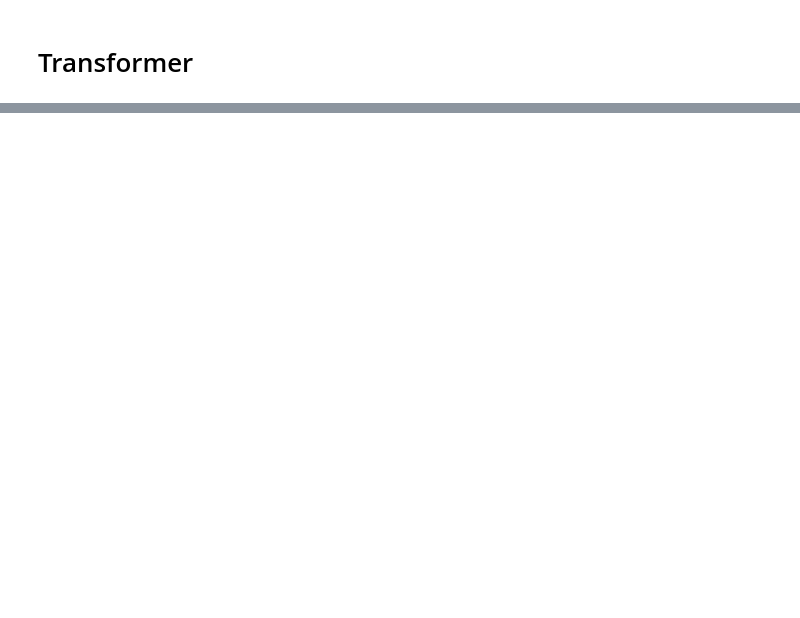
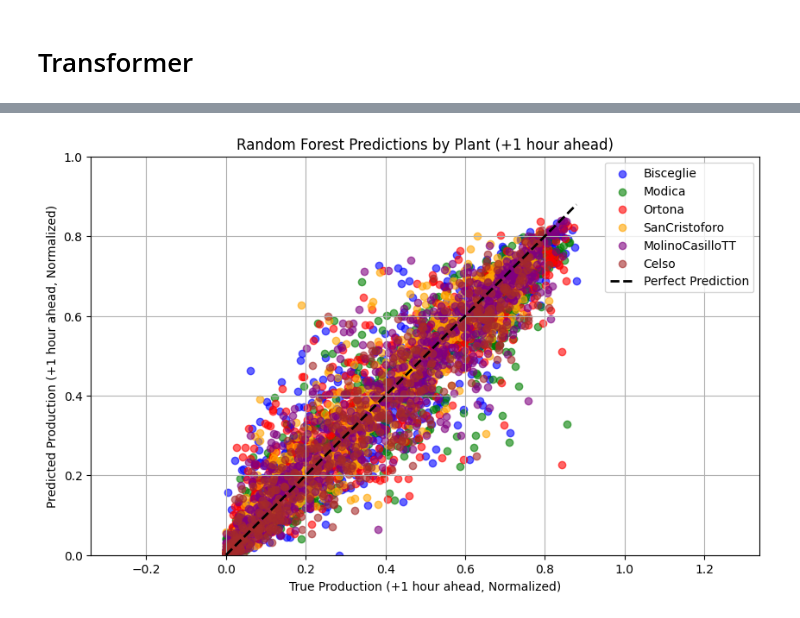
Before and after one commit to ShilpaSrinivasaReddy/PV_Forecasting_new, a Jupyter notebook: code.ipynb, the cells around one changed output, grey strips where cells are left out. Cells and saved outputs as stored; diff of their text form; code cells hidden in the pictures; blank space fills up the shorter version.

```diff
--- a/code.ipynb
+++ b/code.ipynb
@@ -855,5 +887,6 @@ plt.show()
 # RNN
 # %%
 # Reshape input data to 3D for RNN: (samples, time_steps, features)
-X_train_reshaped = np.reshape(X_train.values, (X_train.shape[0], 1, X_train.shape[1]))
-X_test_reshaped = np.reshape(X_test.values, (X_test.shape[0], 1, X_test.shape[1]))
+
+X_train_reshaped = np.reshape(X_train.values, (X_train.shape[0], 3, X_train.shape[1] // 3))
+X_test_reshaped = np.reshape(X_test.values, (X_test.shape[0], 3, X_test.shape[1] // 3))
@@ -876,4 +936,4 @@ rnn_model.compile(optimizer='adam', loss='mean_squared_error')
 # %%
-# Train the model
-rnn_model.fit(X_train_reshaped, y_train, epochs=50, batch_size=32, validation_data=(X_test_reshaped, y_test))
+# Train the model with callbacks
+rnn_model.fit(X_train_reshaped, y_train, epochs=100, batch_size=16, validation_data=(X_test_reshaped, y_test), callbacks=[early_stop, lr_scheduler])
 # %% [output]
@@ -1255,0 +1265,49 @@ R²: 0.99
+# %%
+import matplotlib.pyplot as plt
+
+# Reset index for X_test and y_test to ensure alignment
+X_test_with_pID = X_test.copy().reset_index(drop=True)
+y_test = y_test.reset_index(drop=True)
+
+# Create a DataFrame for predictions to include plant IDs
+predictions_rf_df = pd.DataFrame({
+    'True': y_test.values,
+    'Predicted': y_pred_rf,
+    'pID': pID_test.reset_index(drop=True)  # Reset index to align correctly
+})
+
+# Define colors for each plant
+colors = {
+    'Bisceglie': 'blue',
+    'Modica': 'green',
+    'Ortona': 'red',
+    'SanCristoforo': 'orange',
+    'MolinoCasilloTT': 'purple',
+    'Celso': 'brown'
+}
+
+# Create a scatter plot
+plt.figure(figsize=(10, 6))
+
+# Plot predictions for each plant
+for plant, color in colors.items():
+    plant_mask = predictions_rf_df['pID'] == plant  # Filter for each plant
+    plt.scatter(predictions_rf_df['True'][plant_mask], predictions_rf_df['Predicted'][plant_mask],
+                color=color, alpha=0.6, label=plant)
+
+# Add a reference line for perfect predictions
+plt.plot([min(y_test), max(y_test)],
+         [min(y_test), max(y_test)], 'k--', lw=2, label='Perfect Prediction')
+
+# Add labels, title, and legend
+plt.xlabel('True Production (+1 hour ahead, Normalized)')
+plt.ylabel('Predicted Production (+1 hour ahead, Normalized)')
+plt.title('Random Forest Predictions by Plant (+1 hour ahead)')
+plt.legend()
+plt.grid(True)  # Optional: add grid for better visibility
+plt.axis('equal')  # Make axes equal for better visual comparison
+plt.xlim(0, 1)  # Adjust limits based on your normalized data range
+plt.ylim(0, 1)  # Adjust limits based on your normalized data range
+plt.show()
+# %% [output]
+[figure, added]
```
Also changed, not shown: parts of 28 cells of this notebook, 1 other file.
